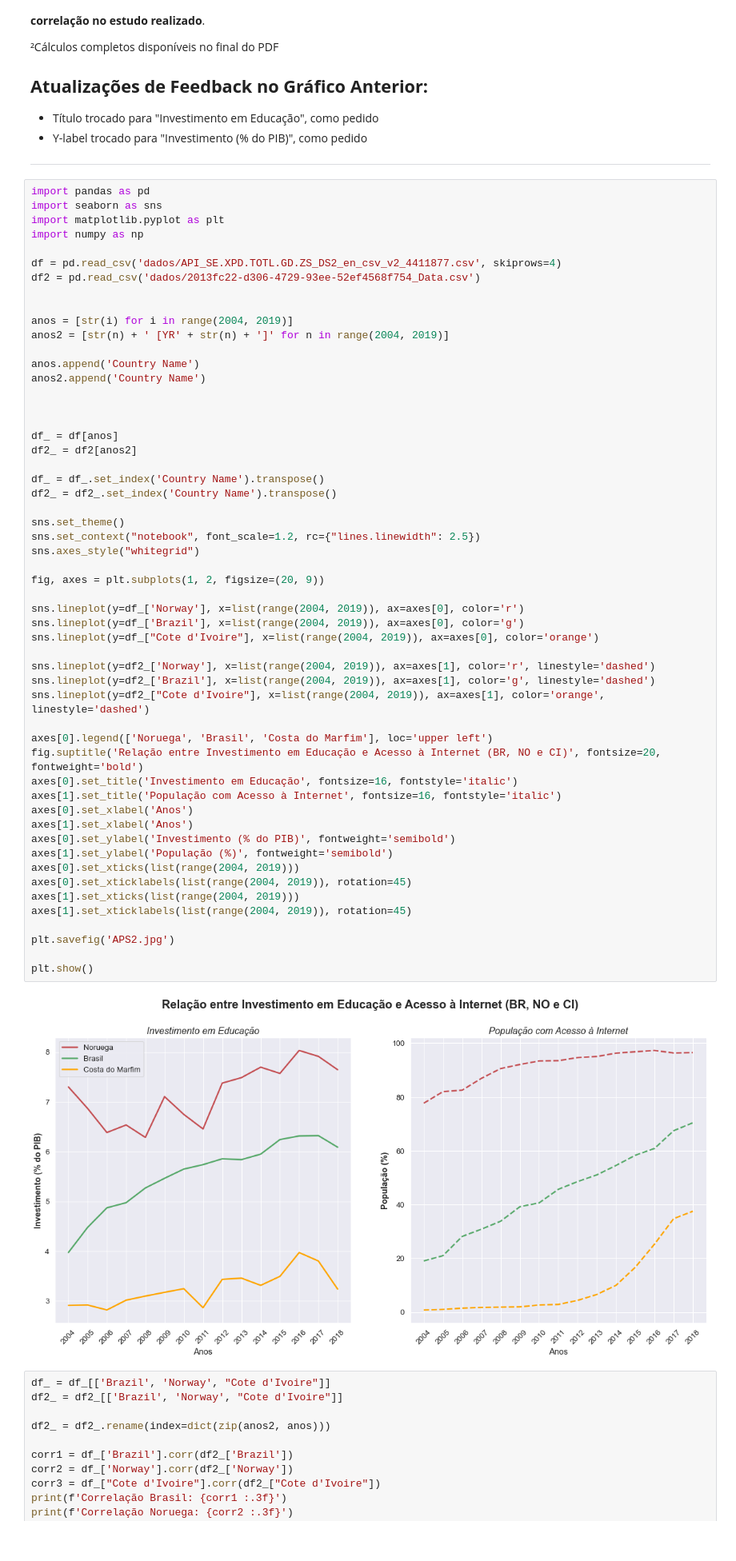
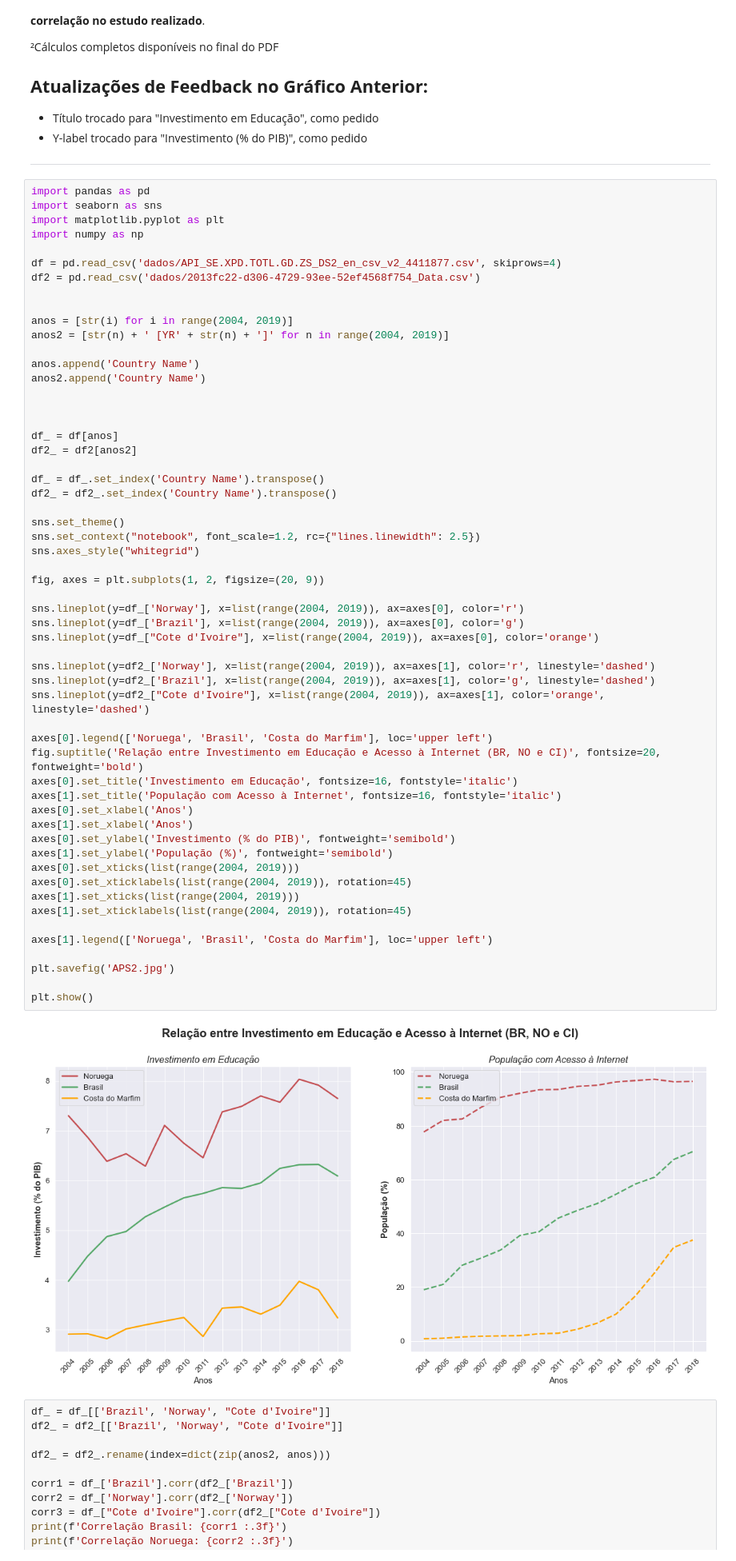
Before and after one commit to JoaoLucasMBC/aps-cdados-2022.2, a Jupyter notebook: APS2_Education.ipynb, the cells around one changed output. Shown: that part at 80% size. Drawn from its saved outputs; the diff is of its cells as text.

```diff
--- a/APS2_Education.ipynb
+++ b/APS2_Education.ipynb
@@ -79,34 +79,36 @@ sns.set_theme()
 sns.set_context("notebook", font_scale=1.2, rc={"lines.linewidth": 2.5})
 sns.axes_style("whitegrid")
 
 fig, axes = plt.subplots(1, 2, figsize=(20, 9))
 
 sns.lineplot(y=df_['Norway'], x=list(range(2004, 2019)), ax=axes[0], color='r')
 sns.lineplot(y=df_['Brazil'], x=list(range(2004, 2019)), ax=axes[0], color='g')
 sns.lineplot(y=df_["Cote d'Ivoire"], x=list(range(2004, 2019)), ax=axes[0], color='orange')
 
 sns.lineplot(y=df2_['Norway'], x=list(range(2004, 2019)), ax=axes[1], color='r', linestyle='dashed')
 sns.lineplot(y=df2_['Brazil'], x=list(range(2004, 2019)), ax=axes[1], color='g', linestyle='dashed')
 sns.lineplot(y=df2_["Cote d'Ivoire"], x=list(range(2004, 2019)), ax=axes[1], color='orange', linestyle='dashed')
 
 axes[0].legend(['Noruega', 'Brasil', 'Costa do Marfim'], loc='upper left')
 fig.suptitle('Relação entre Investimento em Educação e Acesso à Internet (BR, NO e CI)', fontsize=20, fontweight='bold')
 axes[0].set_title('Investimento em Educação', fontsize=16, fontstyle='italic')
 axes[1].set_title('População com Acesso à Internet', fontsize=16, fontstyle='italic')
 axes[0].set_xlabel('Anos')
 axes[1].set_xlabel('Anos')
 axes[0].set_ylabel('Investimento (% do PIB)', fontweight='semibold')
 axes[1].set_ylabel('População (%)', fontweight='semibold')
 axes[0].set_xticks(list(range(2004, 2019)))
 axes[0].set_xticklabels(list(range(2004, 2019)), rotation=45)
 axes[1].set_xticks(list(range(2004, 2019)))
 axes[1].set_xticklabels(list(range(2004, 2019)), rotation=45)
 
+axes[1].legend(['Noruega', 'Brasil', 'Costa do Marfim'], loc='upper left')
+
 plt.savefig('APS2.jpg')
 
 plt.show()
 # %% [output]
-[figure, old version]
+[figure, new version]
 # %%
 df_ = df_[['Brazil', 'Norway', "Cote d'Ivoire"]]
 df2_ = df2_[['Brazil', 'Norway', "Cote d'Ivoire"]]
```
Also changed, not shown: 2 other files.
